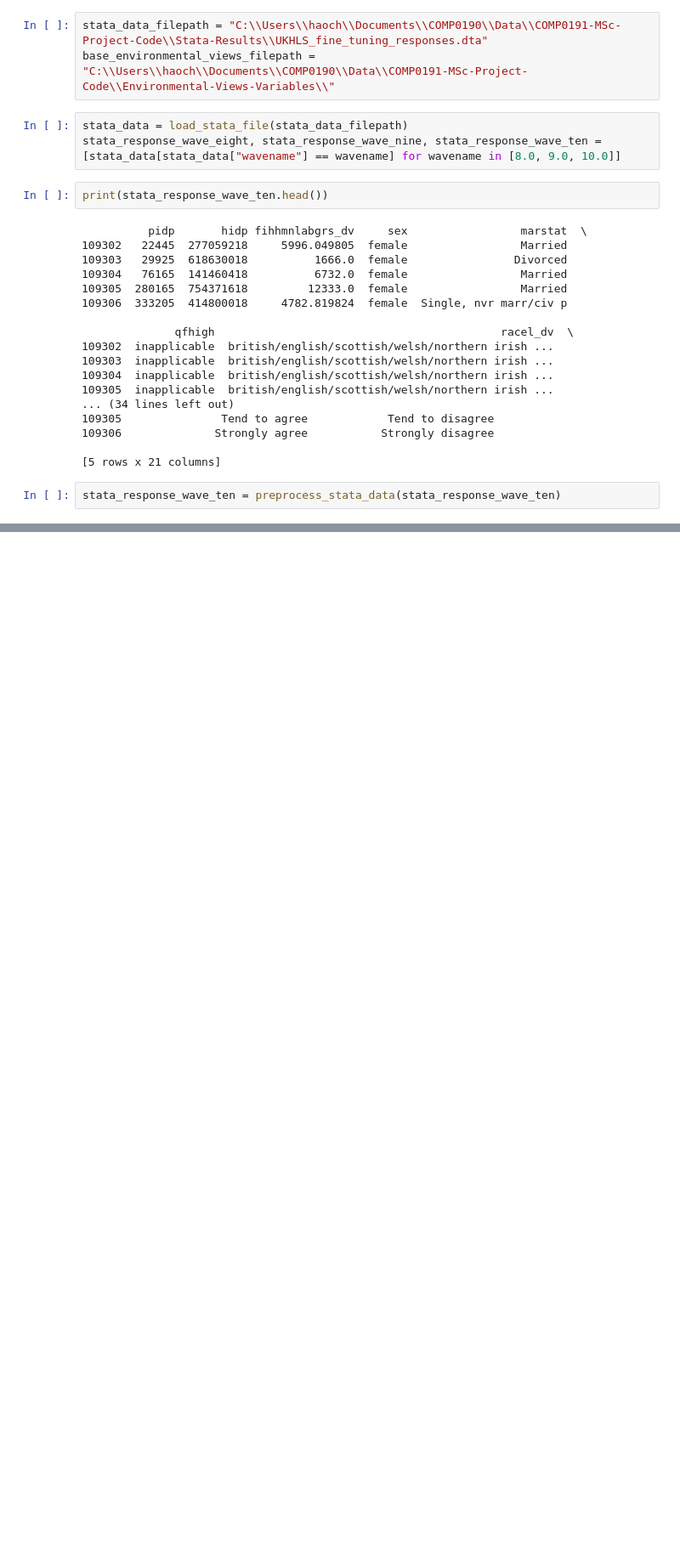
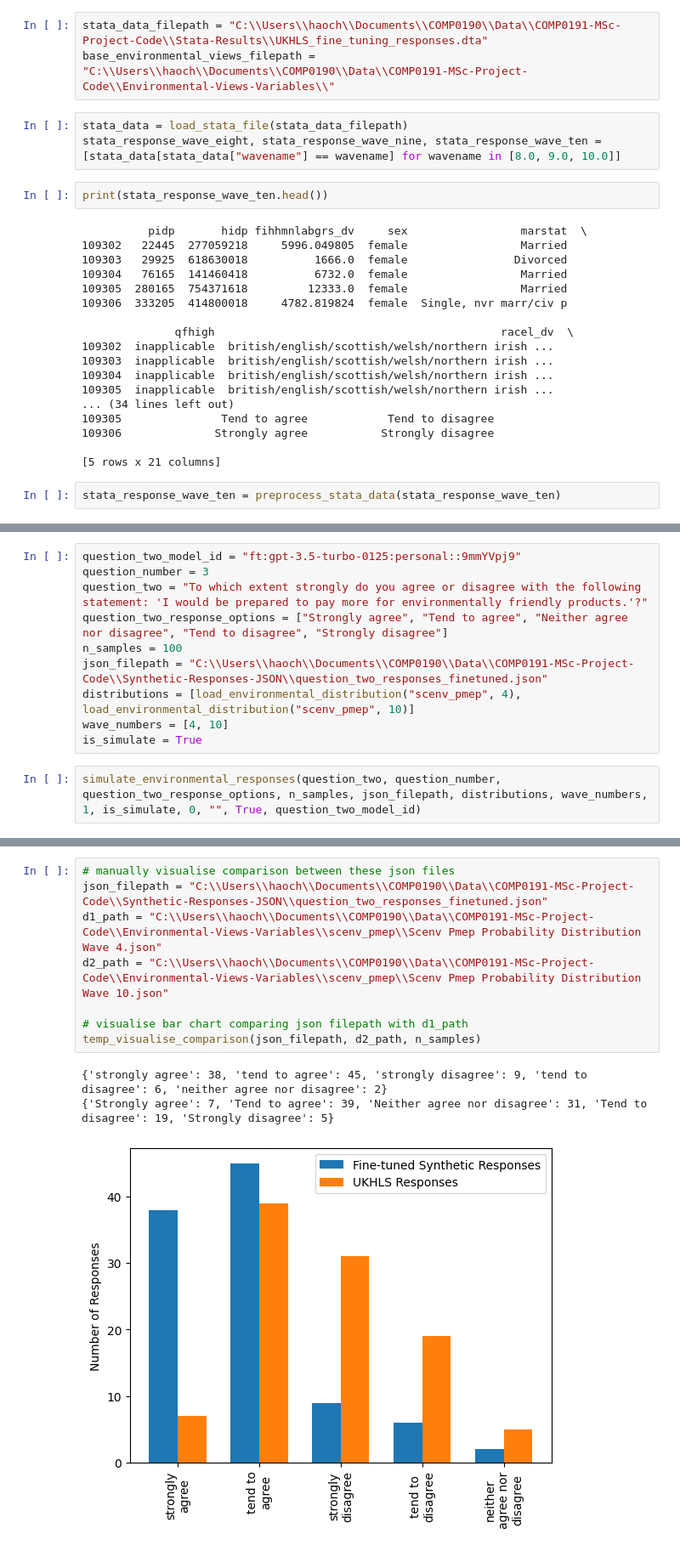
Before and after one commit to hlin863/MSc-Project-Identity-Economics-Green-Policy-Preferences, a Jupyter notebook: Synthetic_Response_Generation/Hypothesis_One_Fine_Tuned.ipynb, the cells around one changed output, grey strips where cells are left out. Shown at 85% size. Saved outputs shown, nothing was run; the diff lists cells and outputs as text; blank space fills up the shorter version.

```diff
--- a/Synthetic_Response_Generation/Hypothesis_One_Fine_Tuned.ipynb
+++ b/Synthetic_Response_Generation/Hypothesis_One_Fine_Tuned.ipynb
@@ -37,0 +176,12 @@ stata_response_wave_ten = preprocess_stata_data(stata_response_wave_ten)
+# %%
+question_two_model_id = "ft:gpt-3.5-turbo-0125:personal::9mmYVpj9"
+question_number = 3
+question_two = "To which extent strongly do you agree or disagree with the following statement: 'I would be prepared to pay more for environmentally friendly products.'?"
+question_two_response_options = ["Strongly agree", "Tend to agree", "Neither agree nor disagree", "Tend to disagree", "Strongly disagree"]
+n_samples = 100
+json_filepath = "C:\\Users\\haoch\\Documents\\COMP0190\\Data\\COMP0191-MSc-Project-Code\\Synthetic-Responses-JSON\\question_two_responses_finetuned.json"
+distributions = [load_environmental_distribution("scenv_pmep", 4), load_environmental_distribution("scenv_pmep", 10)]
+wave_numbers = [4, 10]
+is_simulate = True
+# %%
+simulate_environmental_responses(question_two, question_number, question_two_response_options, n_samples, json_filepath, distributions, wave_numbers, 1, is_simulate, 0, "", True, question_two_model_id)
@@ -37,0 +228,12 @@ stata_response_wave_ten = preprocess_stata_data(stata_response_wave_ten)
+# %%
+# manually visualise comparison between these json files
+json_filepath = "C:\\Users\\haoch\\Documents\\COMP0190\\Data\\COMP0191-MSc-Project-Code\\Synthetic-Responses-JSON\\question_two_responses_finetuned.json"
+d1_path = "C:\\Users\\haoch\\Documents\\COMP0190\\Data\\COMP0191-MSc-Project-Code\\Environmental-Views-Variables\\scenv_pmep\\Scenv Pmep Probability Distribution Wave 4.json"
+d2_path = "C:\\Users\\haoch\\Documents\\COMP0190\\Data\\COMP0191-MSc-Project-Code\\Environmental-Views-Variables\\scenv_pmep\\Scenv Pmep Probability Distribution Wave 10.json"
+
+# visualise bar chart comparing json filepath with d1_path
+temp_visualise_comparison(json_filepath, d2_path, n_samples)
+# %% [output]
+{'strongly agree': 38, 'tend to agree': 45, 'strongly disagree': 9, 'tend to disagree': 6, 'neither agree nor disagree': 2}
+{'Strongly agree': 7, 'Tend to agree': 39, 'Neither agree nor disagree': 31, 'Tend to disagree': 19, 'Strongly disagree': 5}
+[figure, added]
```
Also changed, not shown: parts of 12 cells of this notebook, 9 other files.
